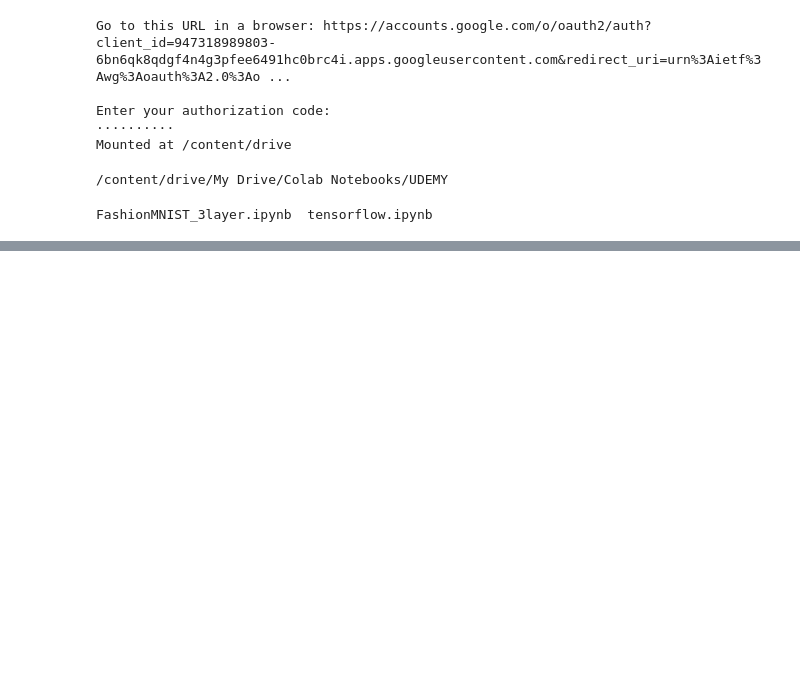
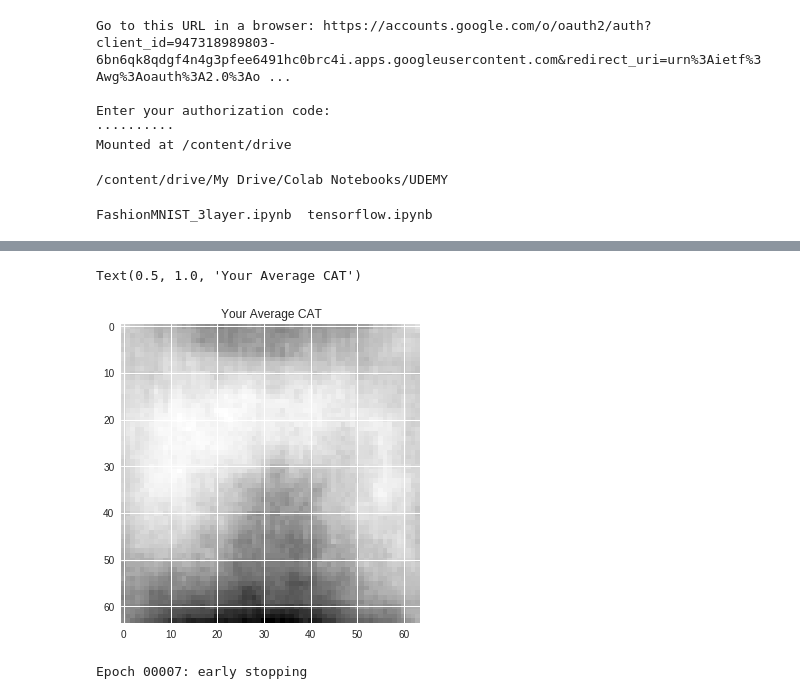
Before and after one commit to daikichiba9511/study_log, a Jupyter notebook: tensorflow.ipynb, the cells around one changed output, grey strips where cells are left out. Drawn from its saved outputs; the diff is of its cells as text; code cells hidden in the pictures; blank space fills up the shorter version.

```diff
--- a/tensorflow.ipynb
+++ b/tensorflow.ipynb
@@ -237,0 +456,7 @@ FashionMNIST_3layer.ipynb  tensorflow.ipynb
+# %%
+cat_avg=np.array([cat[0].T for i , cat in enumerate(train) if labels[i]==0]).mean(axis=0)
+plt.imshow(cat_avg)
+plt.title('Your Average CAT')
+# %% [output]
+Text(0.5, 1.0, 'Your Average CAT')
+[figure, added]
@@ -237,0 +515,31 @@ FashionMNIST_3layer.ipynb  tensorflow.ipynb
+# %%
+nb_epochs=10
+batch_size=16
+
+#途中のlossを記録する
+class LossHistory(Callback):
+  def on_train_begin(self,logs={}):
+    self.losses=[]
+    self.val_losses=[]
+
+  def on_epoch_end(self,batch,logs={}):
+    self.losses.append(logs.get('loss'))
+    self.val_losses.append(logs.get('val_loss'))
+
+
+early_stopping =EarlyStopping(monitor='val_loss',
+                              patience=3,verbose=3,mode='auto')
+
+def run_catdog():
+
+    history = LossHistory()
+    model.fit(train, labels, batch_size=batch_size, epochs=nb_epochs,
+              validation_split=0.25, verbose=0, shuffle=True, callbacks=[history, early_stopping])
+
+
+    predictions = model.predict(test, verbose=0)
+    return predictions, history
+
+predictions, history = run_catdog()
+# %% [output]
+Epoch 00007: early stopping
```
Also changed, not shown: parts of 34 cells of this notebook.
